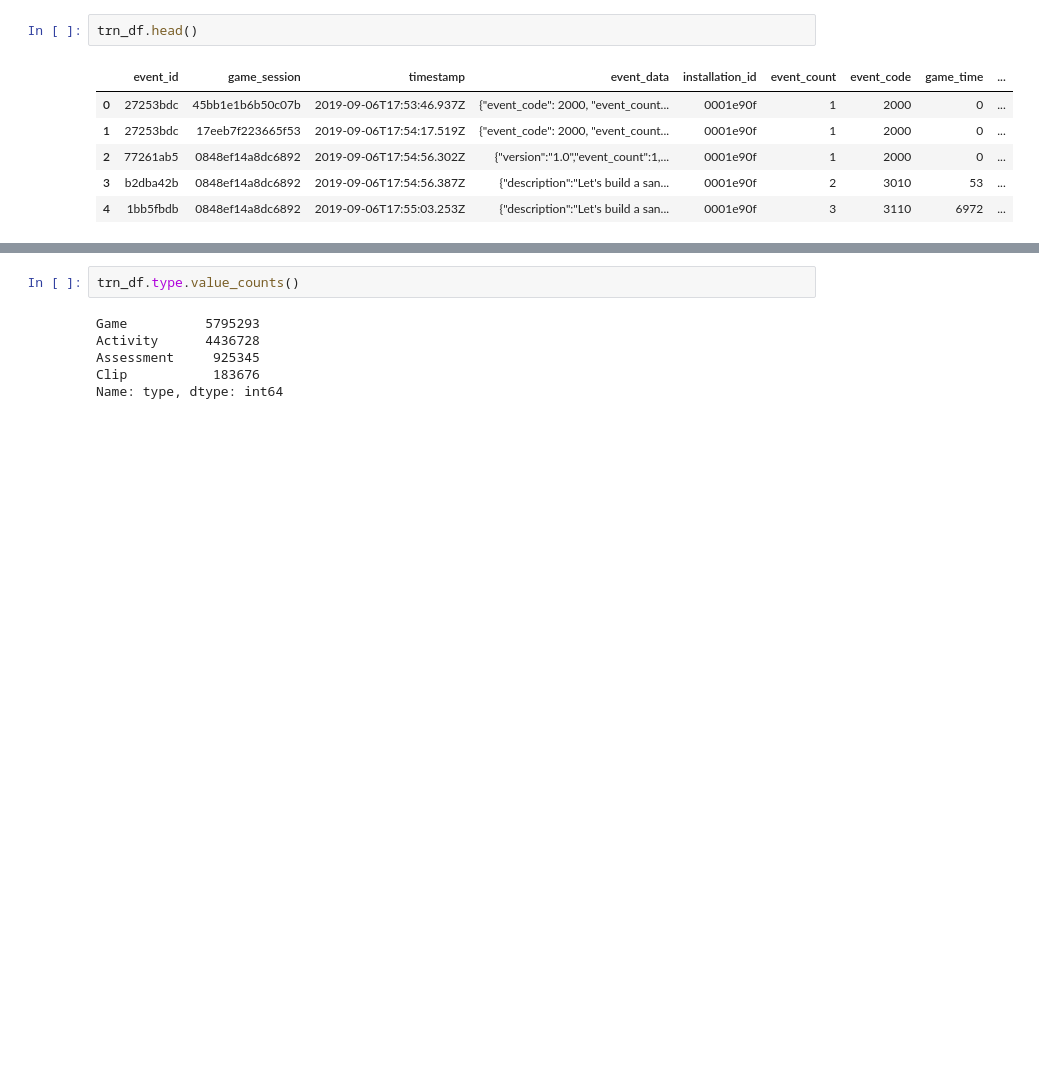
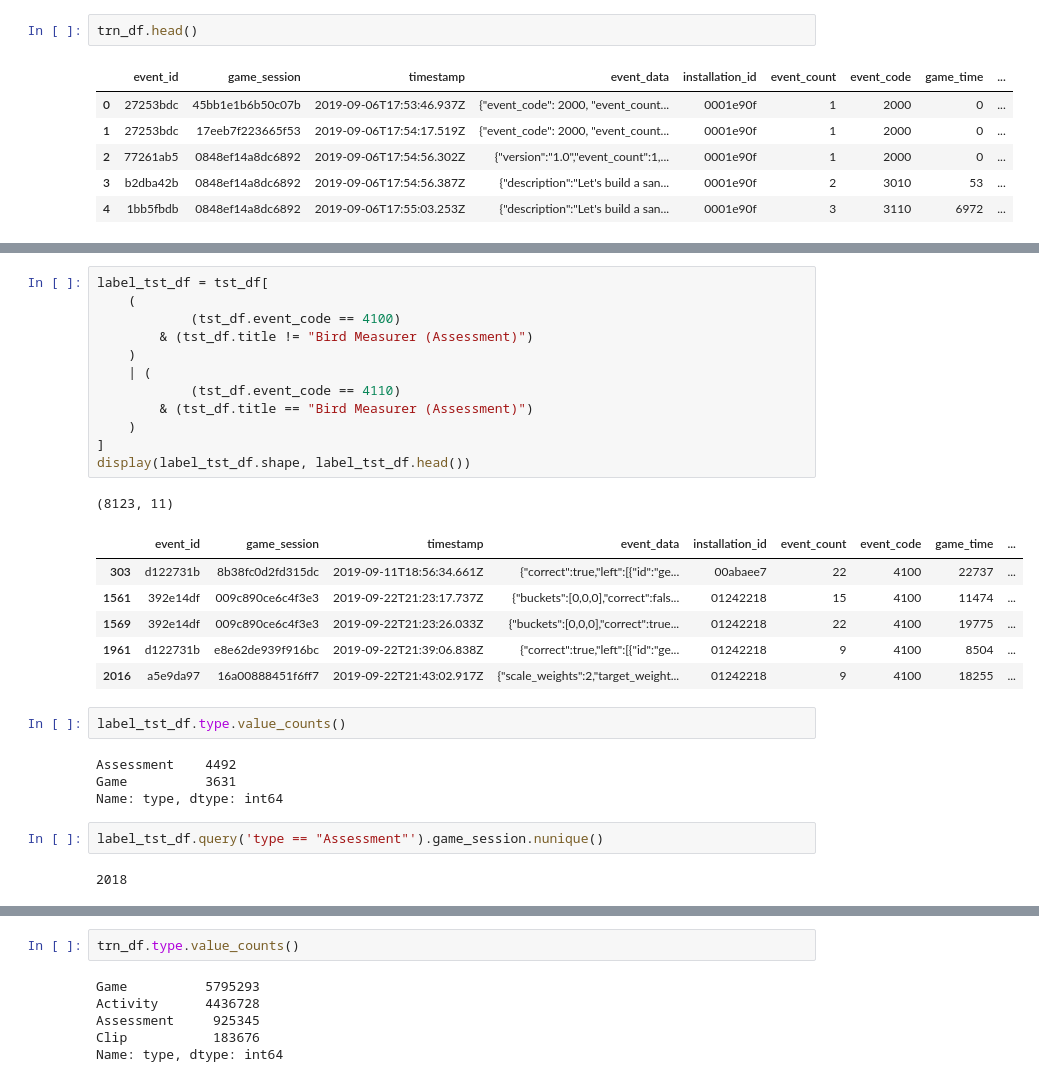
Before and after one commit to guchio3/kaggle-dsb-2019, a Jupyter notebook: notebooks/e000_eda.ipynb, the cells around one changed output, grey strips where cells are left out. Drawn from its saved outputs; the diff is of its cells as text; blank space fills up the shorter version.

```diff
--- a/notebooks/e000_eda.ipynb
+++ b/notebooks/e000_eda.ipynb
@@ -79,0 +96,30 @@ trn_df.head()
+# %%
+label_tst_df = tst_df[
+    (
+            (tst_df.event_code == 4100)
+        & (tst_df.title != "Bird Measurer (Assessment)")
+    )
+    | (
+            (tst_df.event_code == 4110)
+        & (tst_df.title == "Bird Measurer (Assessment)")
+    )
+]
+display(label_tst_df.shape, label_tst_df.head())
+# %% [output]
+(8123, 11)
+|  | event_id | game_session | timestamp | event_data | installation_id | event_count | event_code | game_time | ... |
+| 303 | d122731b | 8b38fc0d2fd315dc | 2019-09-11T18:56:34.661Z | {"correct":true,"left":[{"id":"ge... | 00abaee7 | 22 | 4100 | 22737 | ... |
+| 1561 | 392e14df | 009c890ce6c4f3e3 | 2019-09-22T21:23:17.737Z | {"buckets":[0,0,0],"correct":fals... | 01242218 | 15 | 4100 | 11474 | ... |
+| 1569 | 392e14df | 009c890ce6c4f3e3 | 2019-09-22T21:23:26.033Z | {"buckets":[0,0,0],"correct":true... | 01242218 | 22 | 4100 | 19775 | ... |
+| 1961 | d122731b | e8e62de939f916bc | 2019-09-22T21:39:06.838Z | {"correct":true,"left":[{"id":"ge... | 01242218 | 9 | 4100 | 8504 | ... |
+| 2016 | a5e9da97 | 16a00888451f6ff7 | 2019-09-22T21:43:02.917Z | {"scale_weights":2,"target_weight... | 01242218 | 9 | 4100 | 18255 | ... |
+# %%
+label_tst_df.type.value_counts()
+# %% [output]
+Assessment    4492
+Game          3631
+Name: type, dtype: int64
+# %%
+label_tst_df.query('type == "Assessment"').game_session.nunique()
+# %% [output]
+2018
```
Also changed, not shown: parts of 27 cells of this notebook, 1 other file.
